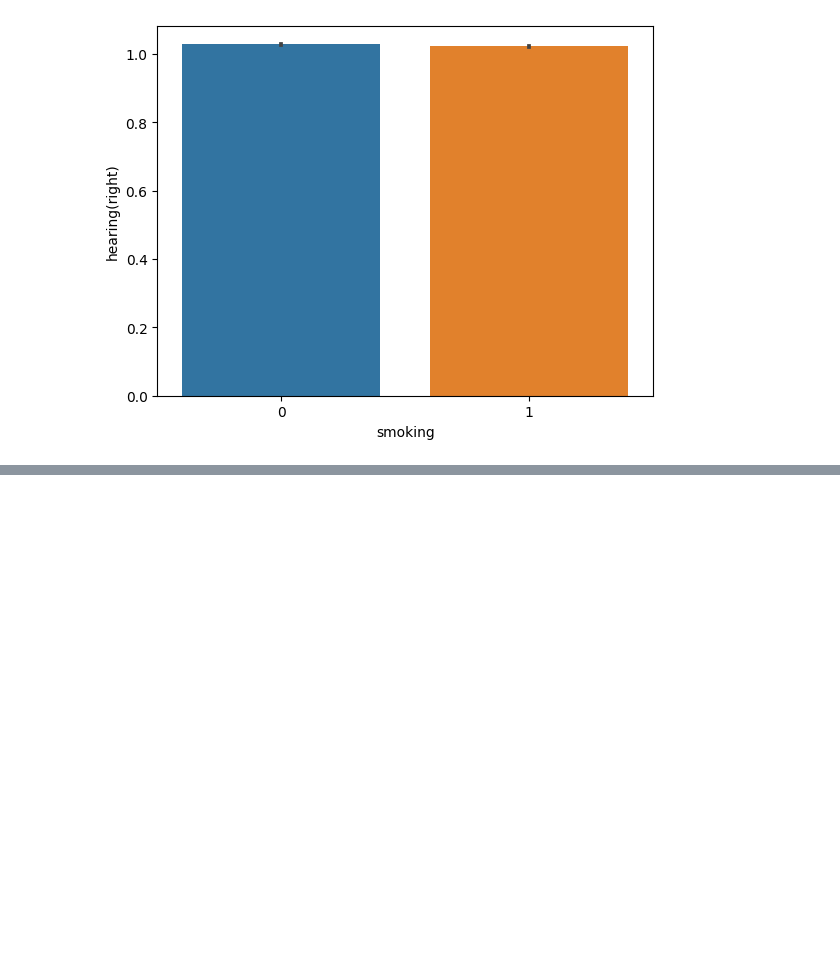
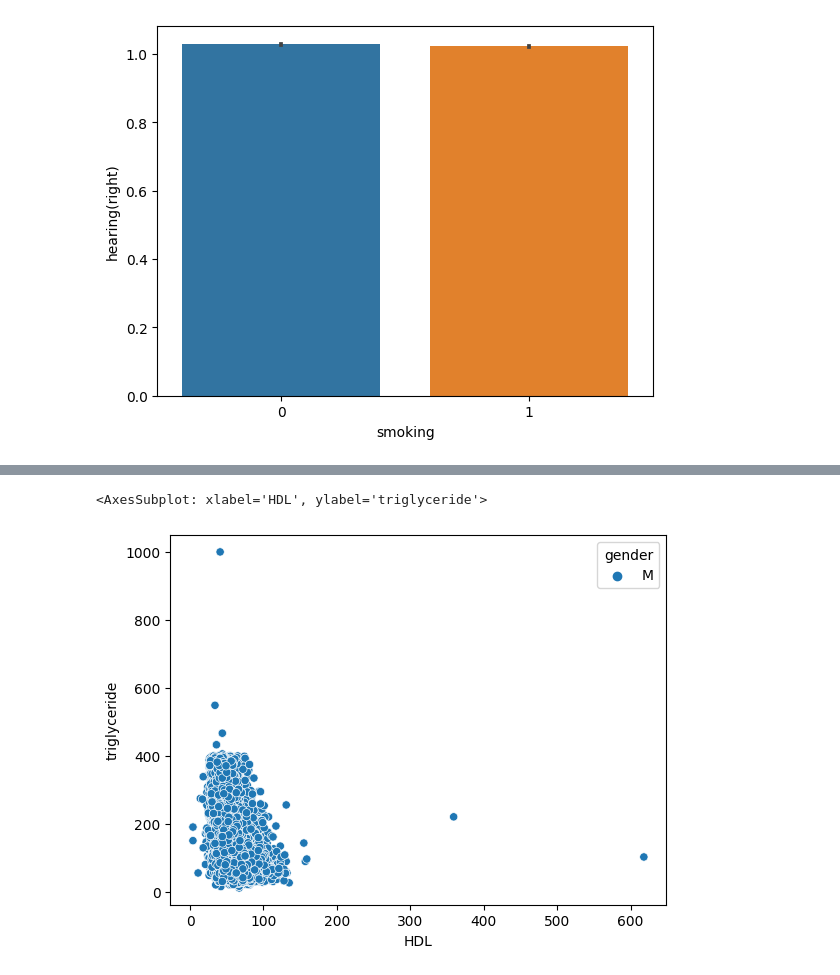
Before and after one commit to Renga1999/Data_Mining_Project_Body_Signal_due_to_smoking, a Jupyter notebook: Team2_python_project.ipynb, the cells around one changed output, grey strips where cells are left out. Drawn from its saved outputs; the diff is of its cells as text; code cells hidden in the pictures; blank space fills up the shorter version.

```diff
--- a/Team2_python_project.ipynb
+++ b/Team2_python_project.ipynb
@@ -209,0 +220,8 @@ sns.barplot(data = df, y = "hearing(right)", x= "smoking")
+# %%
+# LDL < 100 healthy heart
+# HDL > 60 healthy heart
+# data_male= df[df["gender"=="M"]]
+# data_female= df[df["gender"=="F"]]
+data_male = df[df["gender"]=="M"]
+data_female = df[df["gender"]=="F"]
+data_female
@@ -209,0 +242,24 @@ sns.barplot(data = df, y = "hearing(right)", x= "smoking")
+# %%
+sns.scatterplot(data = data_male, x = "HDL",y ="triglyceride",hue="gender")
+
+# Your healthcare provider classifies high triglyceride levels as:
+
+# Mild: 150-199 mg/dL.
+# Moderate: 200-499 mg/dL.
+# Severe: Greater than 500 mg/dL.
+# What are risk factors for high triglycerides?
+# Factors that may raise triglyceride levels include:
+
+# Excessive alcohol use.
+# Family history of high cholesterol.
+# Liver disease or kidney disease.
+# Medications, including diuretics, hormones, corticosteroids and beta blockers.
+# Menopause.
+# Obesity.
+# Smoking.
+# Thyroid disease.
+# Unregulated diabetes.
+# A diet high in sugar and simple carbohydrates.
+# %% [output]
+<AxesSubplot: xlabel='HDL', ylabel='triglyceride'>
+[figure, added]
```
Also changed, not shown: parts of 13 cells of this notebook.
